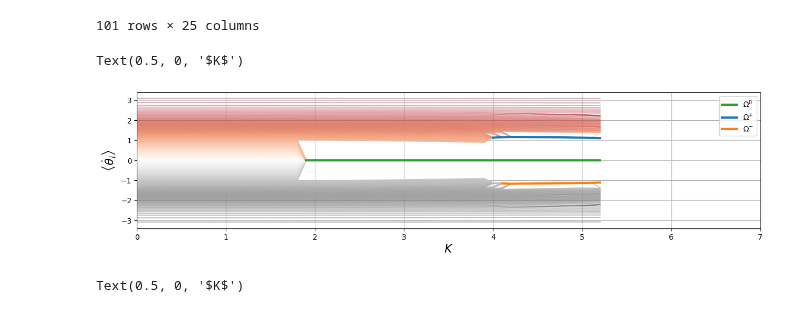
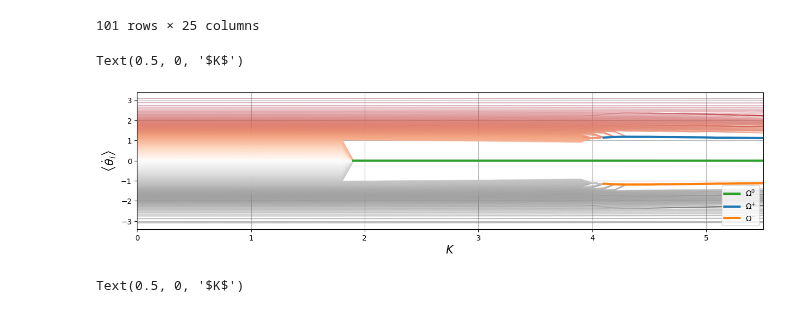
Before and after one commit to Gug-Young/Kuramoto-model, a Jupyter notebook: 231029 TLO Process check copy.ipynb, the cells around one changed output. Cells and saved outputs as stored; diff of their text form; code cells hidden in the pictures.

```diff
--- a/231029 TLO Process check copy.ipynb
+++ b/231029 TLO Process check copy.ipynb
@@ -106,29 +106,29 @@ TLO_info['cluster_info']
 # %%
 # plt.plot(TLO_back_info['avg_dtheta'].iloc[iloc+6]);
 # plt.plot(TLO_back_info['avg_dtheta'].iloc[iloc+7]);
 # plt.plot(TLO_back_info['avg_dtheta'].iloc[iloc+10]);
 # plt.plot(TLO_back_info['avg_dtheta'].iloc[iloc+15]);
 plt.figure(figsize=(15,3.3),dpi=100)
 ln = plt.plot(TLO_back_info['avg_dtheta']);
 NORM = lambda x :(x-np.min(x))/(np.max(x)-np.min(x))
 omega = Qsimul.omega
 color = plt.cm.RdGy_r(NORM(omega),alpha=0.3)
 # ln = plt.plot(t[sum_time:],avg_dtheta);
 sca = plt.scatter(0*omega,0*omega,c=omega,s=0);
 for i,l in enumerate(ln):
     l.set_color(color[i])
 plt.plot(TLO_back_info['cluster_info']['v0'],lw=3,color='tab:green',label=r'$\Omega^{0}$')
 plt.plot(TLO_back_info['cluster_info']['v+'],lw=3,color='tab:blue',label=r'$\Omega^{+}$')
 plt.plot(TLO_back_info['cluster_info']['v-'],lw=3,color='tab:orange',label=r'$\Omega^{-}$')
 # plt.axhline(0,color='black',zorder=0)
 plt.ylabel(r'$\left\langle\dot{\theta}_i\right\rangle$',size=15)
 plt.legend()
 plt.grid()
-plt.xlim(0,7)
+plt.xlim(0,K_end)
 plt.xlabel('$K$',fontsize=15)
 # %% [output]
 Text(0.5, 0, '$K$')
-[figure, old version]
+[figure, new version]
 # %%
 # plt.plot(TLO_info['avg_dtheta'].iloc[iloc+6]);
 # plt.plot(TLO_info['avg_dtheta'].iloc[iloc+7]);
```
Also changed, not shown: parts of 8 cells of this notebook, 6 other files.
